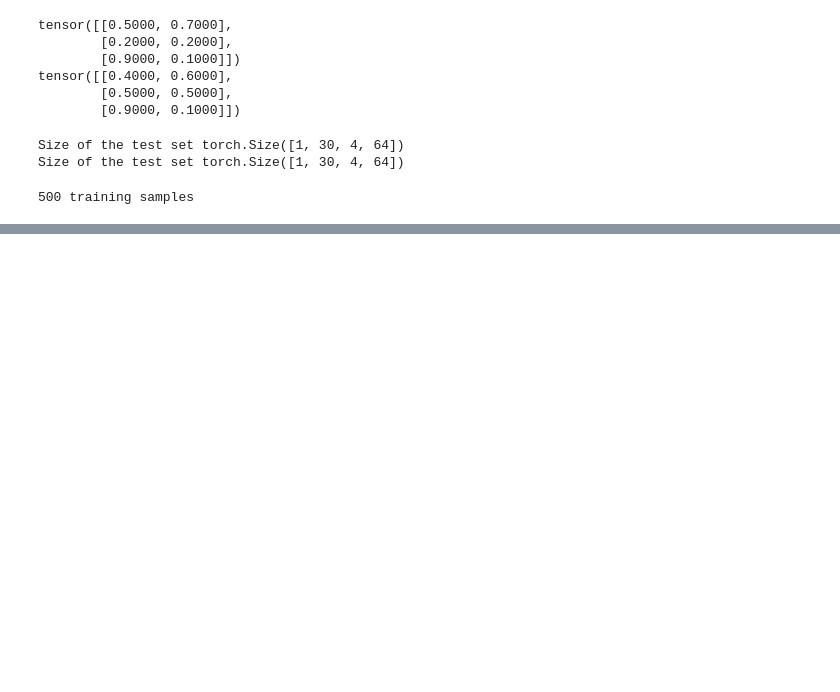
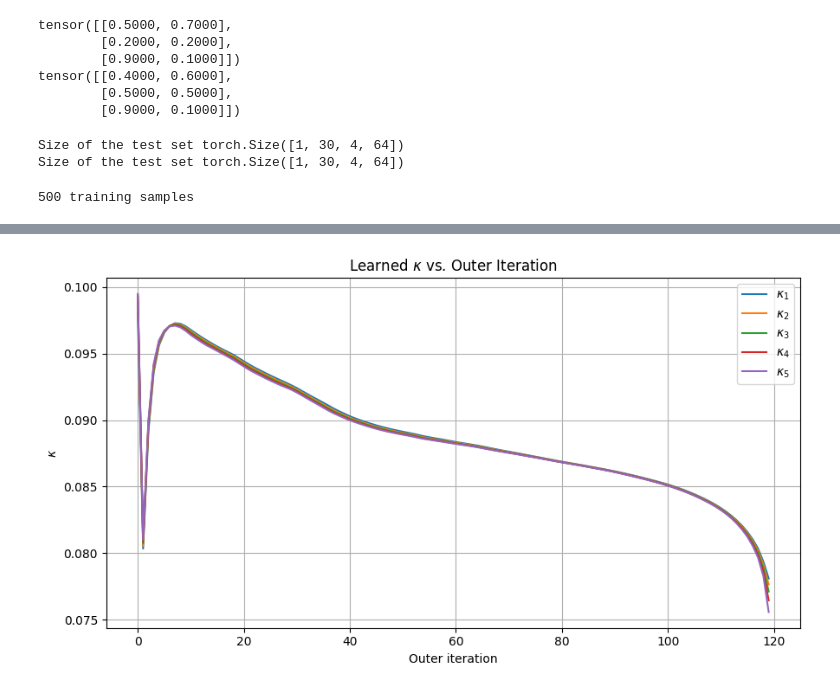
Before and after one commit to SurangaPrasad/hbf_pc_isac, a Jupyter notebook: inspections.ipynb, the cells around one changed output, grey strips where cells are left out. Saved outputs shown, nothing was run; the diff lists cells and outputs as text; code cells hidden in the pictures; blank space fills up the shorter version.

```diff
--- a/inspections.ipynb
+++ b/inspections.ipynb
@@ -94,0 +180,19 @@ print(len(H_train[0]), 'training samples')
+# %%
+plt.figure(figsize=(9, 5))
+
+for j in range(5):
+    plt.plot(
+        iterations,
+        kappa[:, j],
+        label=fr"$\kappa_{j+1}$"
+    )
+
+plt.xlabel("Outer iteration")
+plt.ylabel(r"$\kappa$")
+plt.title(r"Learned $\kappa$ vs. Outer Iteration")
+plt.legend()
+plt.grid(True)
+plt.tight_layout()
+plt.show()
+# %% [output]
+[figure, added]
```
Also changed, not shown: parts of 5 cells of this notebook, 5 other files.
